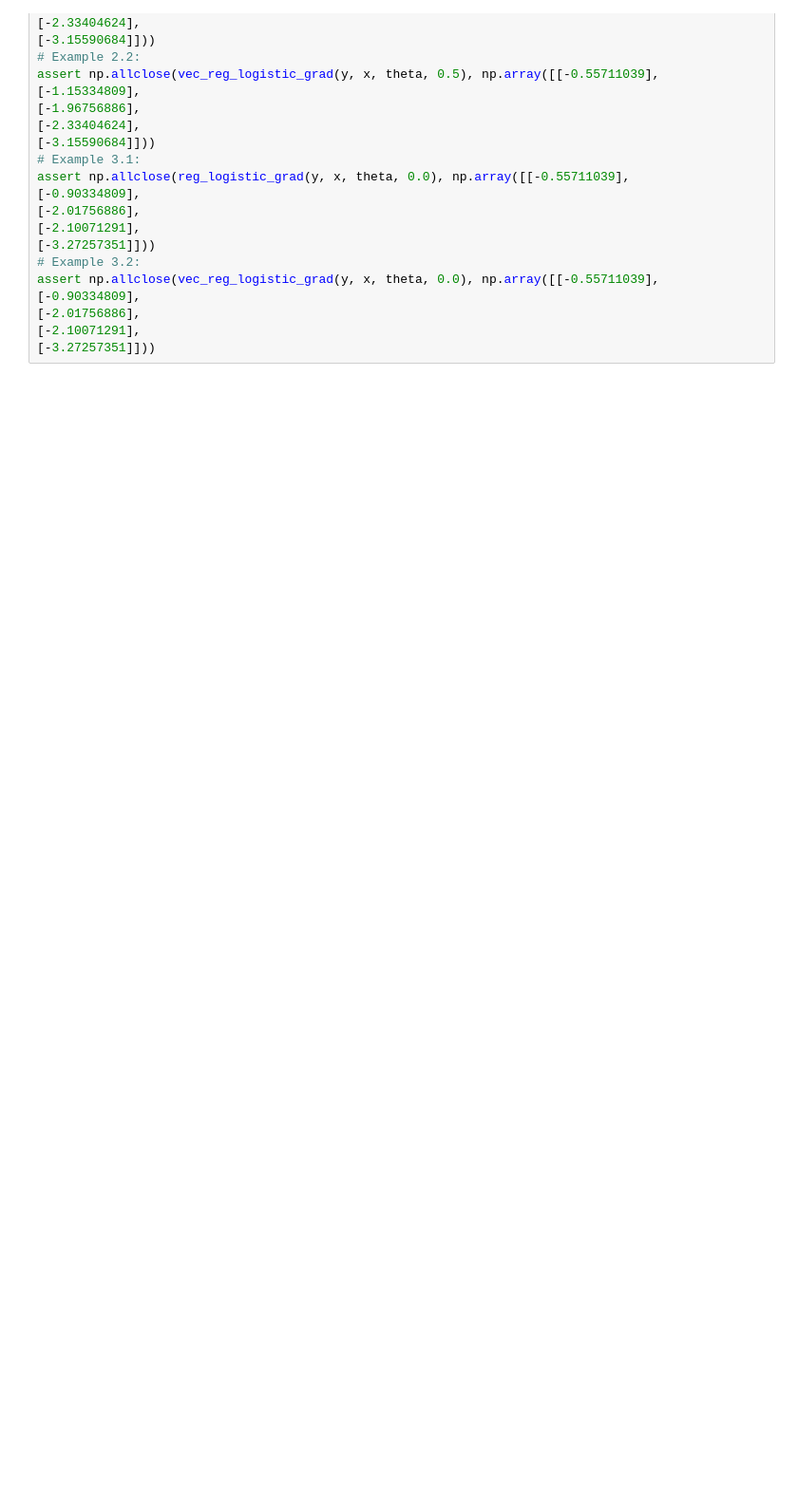
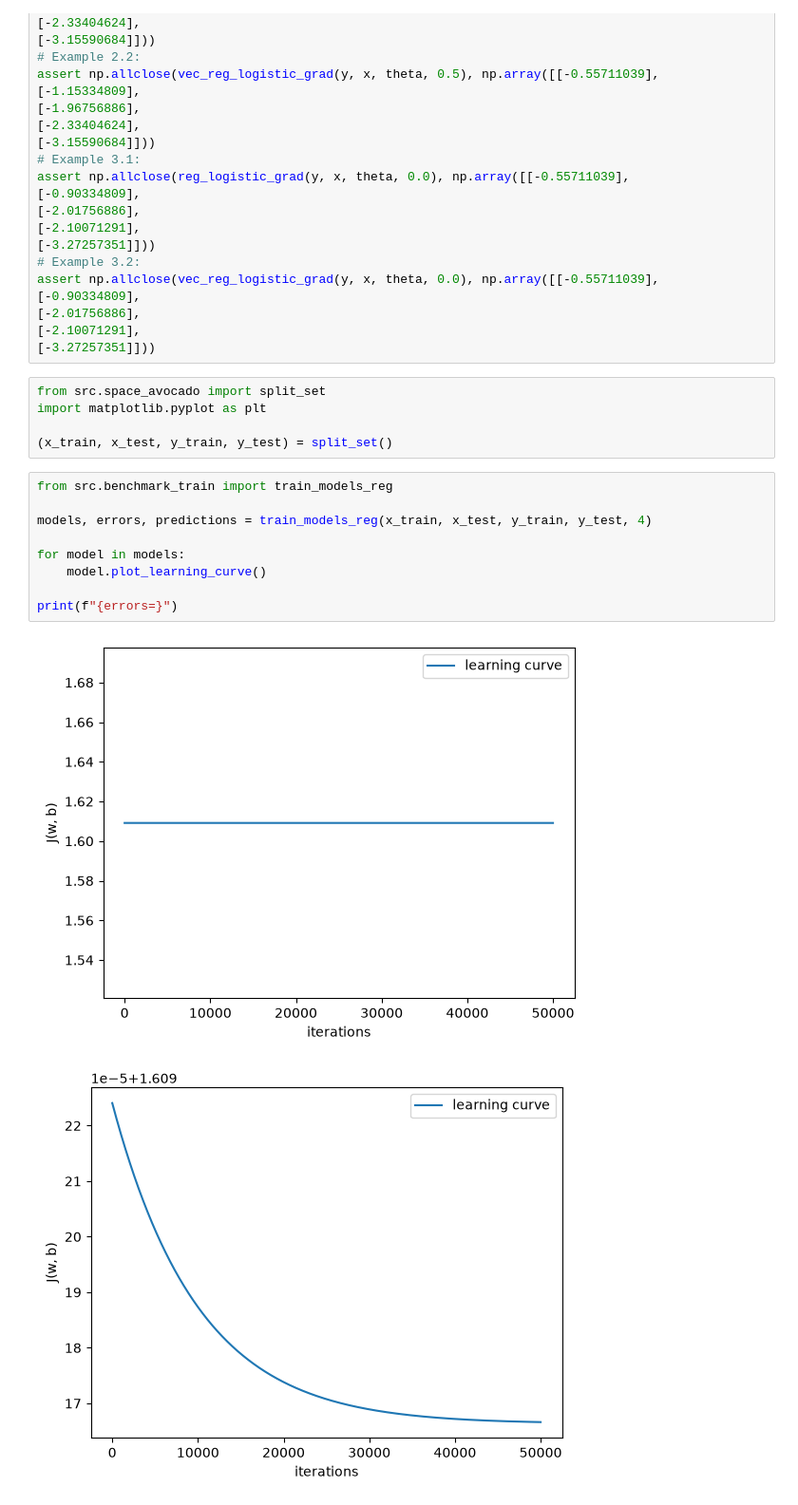
Before and after one commit to Pachiderms/bootcamp_ml, a Jupyter notebook: notebooks/notebook_module09_ml.ipynb, the cells around one changed output. Shown at 95% size. Saved outputs shown, nothing was run; the diff lists cells and outputs as text; blank space fills up the shorter version.

```diff
--- a/notebooks/notebook_module09_ml.ipynb
+++ b/notebooks/notebook_module09_ml.ipynb
@@ -138,3 +139,20 @@ assert np.allclose(vec_reg_logistic_grad(y, x, theta, 0.0), np.array([[-0.557110
 [-2.01756886],
 [-2.10071291],
 [-3.27257351]]))
+# %%
+from src.space_avocado import split_set
+import matplotlib.pyplot as plt
+
+(x_train, x_test, y_train, y_test) = split_set()
+# %%
+from src.benchmark_train import train_models_reg
+
+models, errors, predictions = train_models_reg(x_train, x_test, y_train, y_test, 4)
+
+for model in models:
+    model.plot_learning_curve()
+
+print(f"{errors=}")
+# %% [output]
+[figure, added]
+[figure, added]
```
Also changed, not shown: parts of 5 cells of this notebook, 7 other files.
